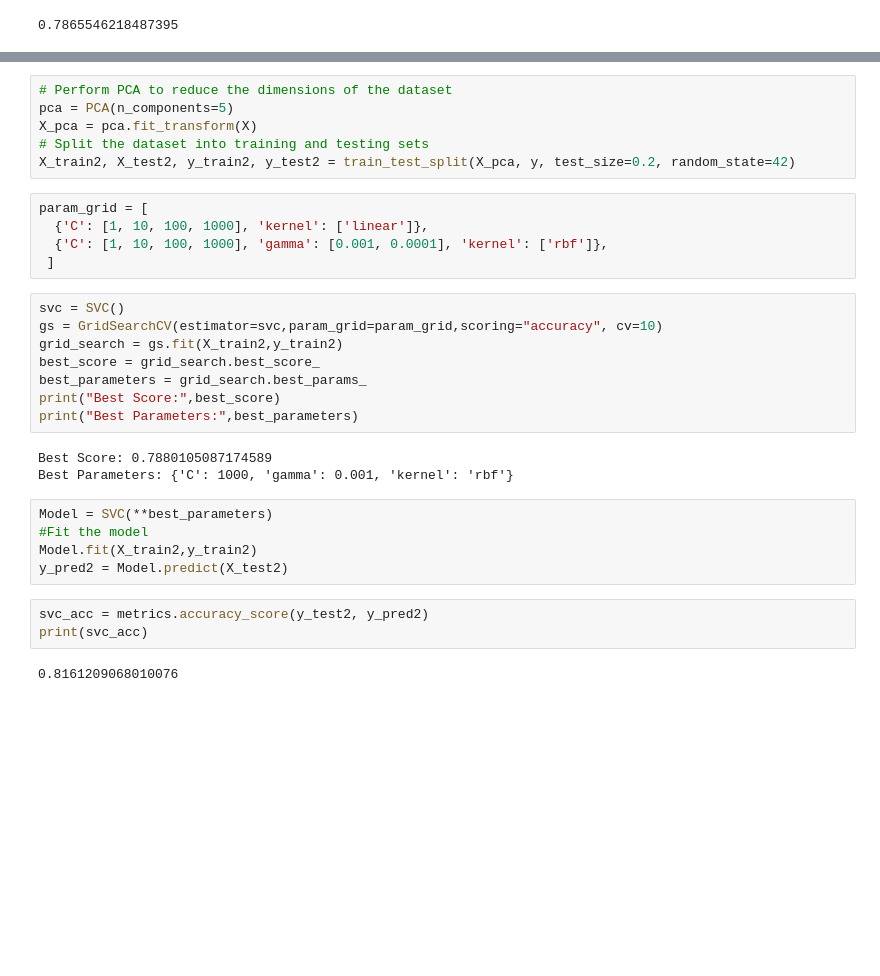
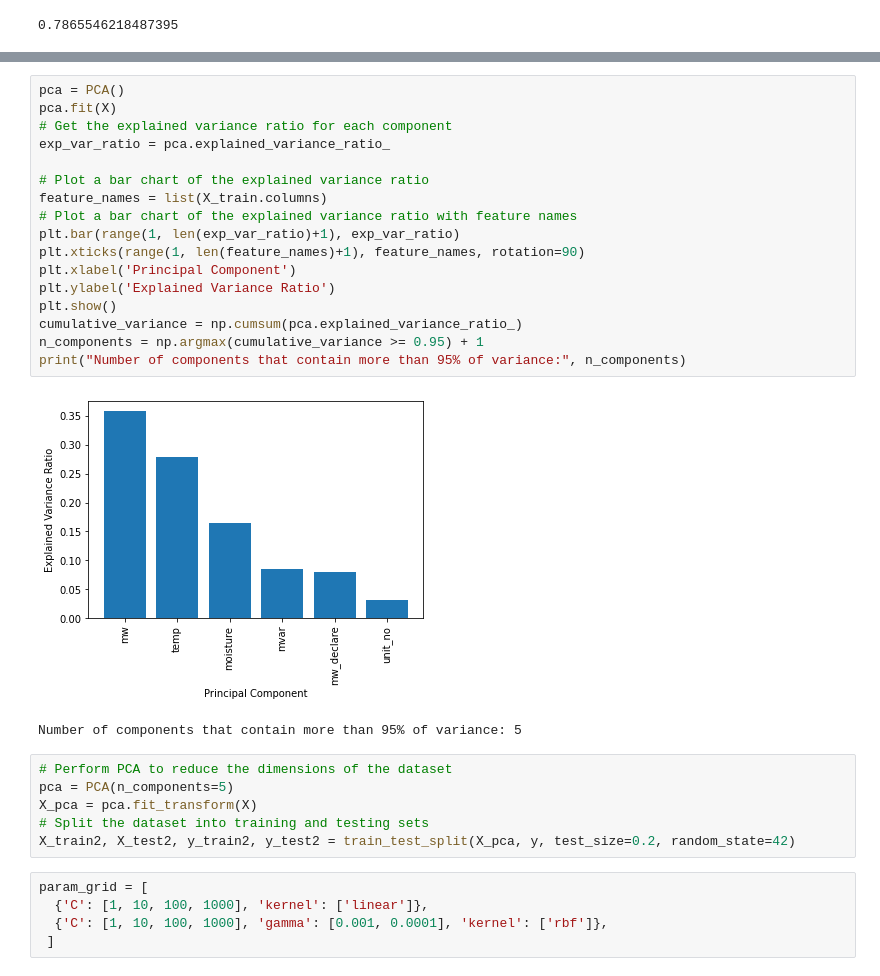
Before and after one commit to reza-pishva/6-MachineLearning-Python, a Jupyter notebook: Projects/004-Predict State Code/003_PredictStateCode_SVM.ipynb, the cells around one changed output, grey strips where cells are left out. Saved outputs shown, nothing was run; the diff lists cells and outputs as text; blank space fills up the shorter version.

```diff
--- a/Projects/004-Predict State Code/003_PredictStateCode_SVM.ipynb
+++ b/Projects/004-Predict State Code/003_PredictStateCode_SVM.ipynb
@@ -186,32 +178,31 @@ Number of components that contain more than 90% of variance: 5
-# %%
-# Perform PCA to reduce the dimensions of the dataset
-pca = PCA(n_components=5)
-X_pca = pca.fit_transform(X)
-# Split the dataset into training and testing sets
-X_train2, X_test2, y_train2, y_test2 = train_test_split(X_pca, y, test_size=0.2, random_state=42)
-# %%
-param_grid = [
-  {'C': [1, 10, 100, 1000], 'kernel': ['linear']},
-  {'C': [1, 10, 100, 1000], 'gamma': [0.001, 0.0001], 'kernel': ['rbf']},
- ]
-# %%
-svc = SVC()
-gs = GridSearchCV(estimator=svc,param_grid=param_grid,scoring="accuracy", cv=10)
-grid_search = gs.fit(X_train2,y_train2)
-best_score = grid_search.best_score_
-best_parameters = grid_search.best_params_
-print("Best Score:",best_score)
-print("Best Parameters:",best_parameters)
-# %% [output]
-Best Score: 0.7880105087174589
-Best Parameters: {'C': 1000, 'gamma': 0.001, 'kernel': 'rbf'}
-# %%
-Model = SVC(**best_parameters)
-#Fit the model
-Model.fit(X_train2,y_train2)
-y_pred2 = Model.predict(X_test2)
-# %%
-svc_acc = metrics.accuracy_score(y_test2, y_pred2)
-print(svc_acc)
-# %% [output]
-0.8161209068010076
+# %%
+pca = PCA()
+pca.fit(X)
+# Get the explained variance ratio for each component
+exp_var_ratio = pca.explained_variance_ratio_
+
+# Plot a bar chart of the explained variance ratio
+feature_names = list(X_train.columns)
+# Plot a bar chart of the explained variance ratio with feature names
+plt.bar(range(1, len(exp_var_ratio)+1), exp_var_ratio)
+plt.xticks(range(1, len(feature_names)+1), feature_names, rotation=90)
+plt.xlabel('Principal Component')
+plt.ylabel('Explained Variance Ratio')
+plt.show()
+cumulative_variance = np.cumsum(pca.explained_variance_ratio_)
+n_components = np.argmax(cumulative_variance >= 0.95) + 1
+print("Number of components that contain more than 95% of variance:", n_components)
+# %% [output]
+[figure, added]
+Number of components that contain more than 95% of variance: 5
+# %%
+# Perform PCA to reduce the dimensions of the dataset
+pca = PCA(n_components=5)
+X_pca = pca.fit_transform(X)
+# Split the dataset into training and testing sets
+X_train2, X_test2, y_train2, y_test2 = train_test_split(X_pca, y, test_size=0.2, random_state=42)
+# %%
+param_grid = [
+  {'C': [1, 10, 100, 1000], 'kernel': ['linear']},
+  {'C': [1, 10, 100, 1000], 'gamma': [0.001, 0.0001], 'kernel': ['rbf']},
+ ]
```
Also changed, not shown: parts of 4 cells of this notebook.
